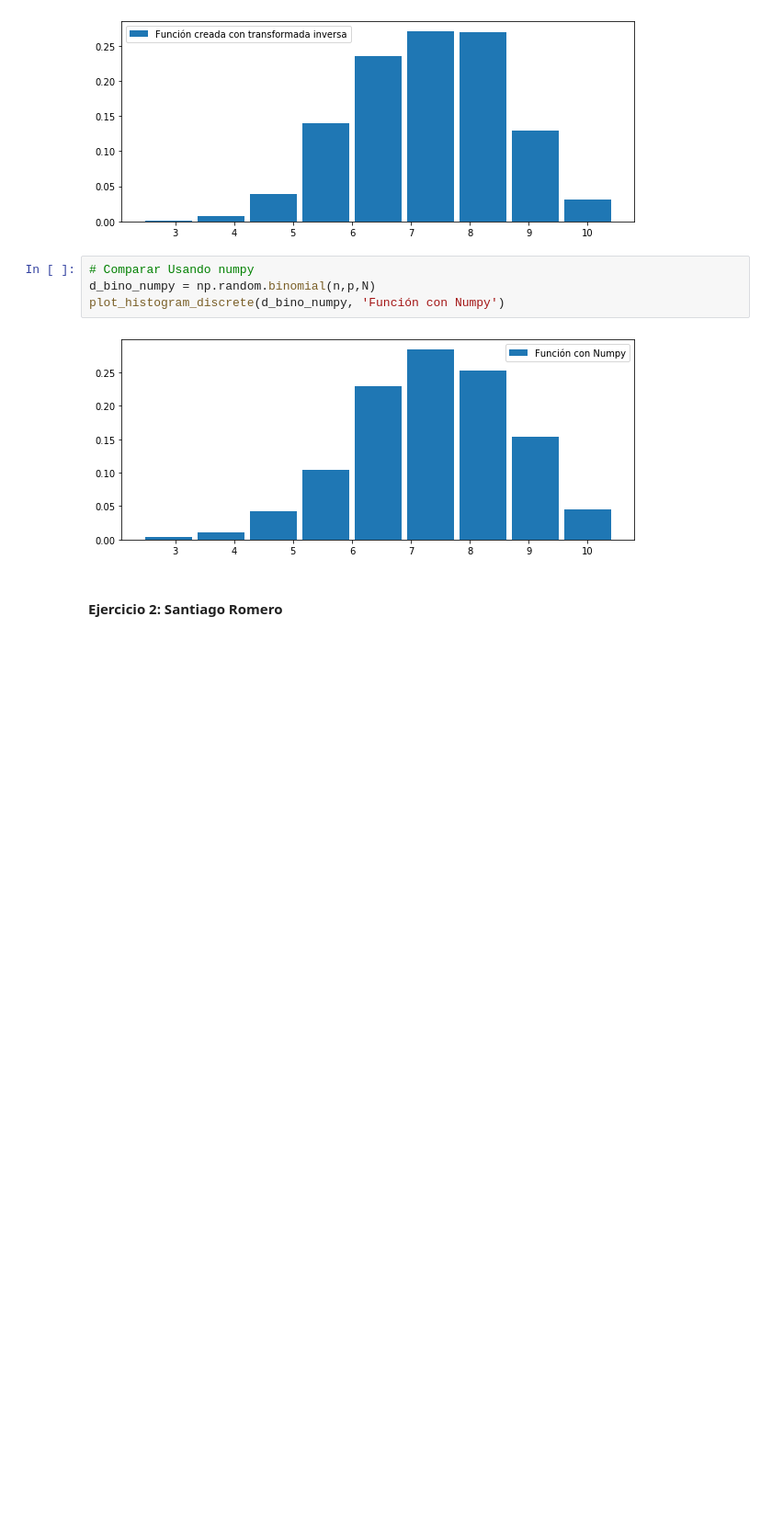
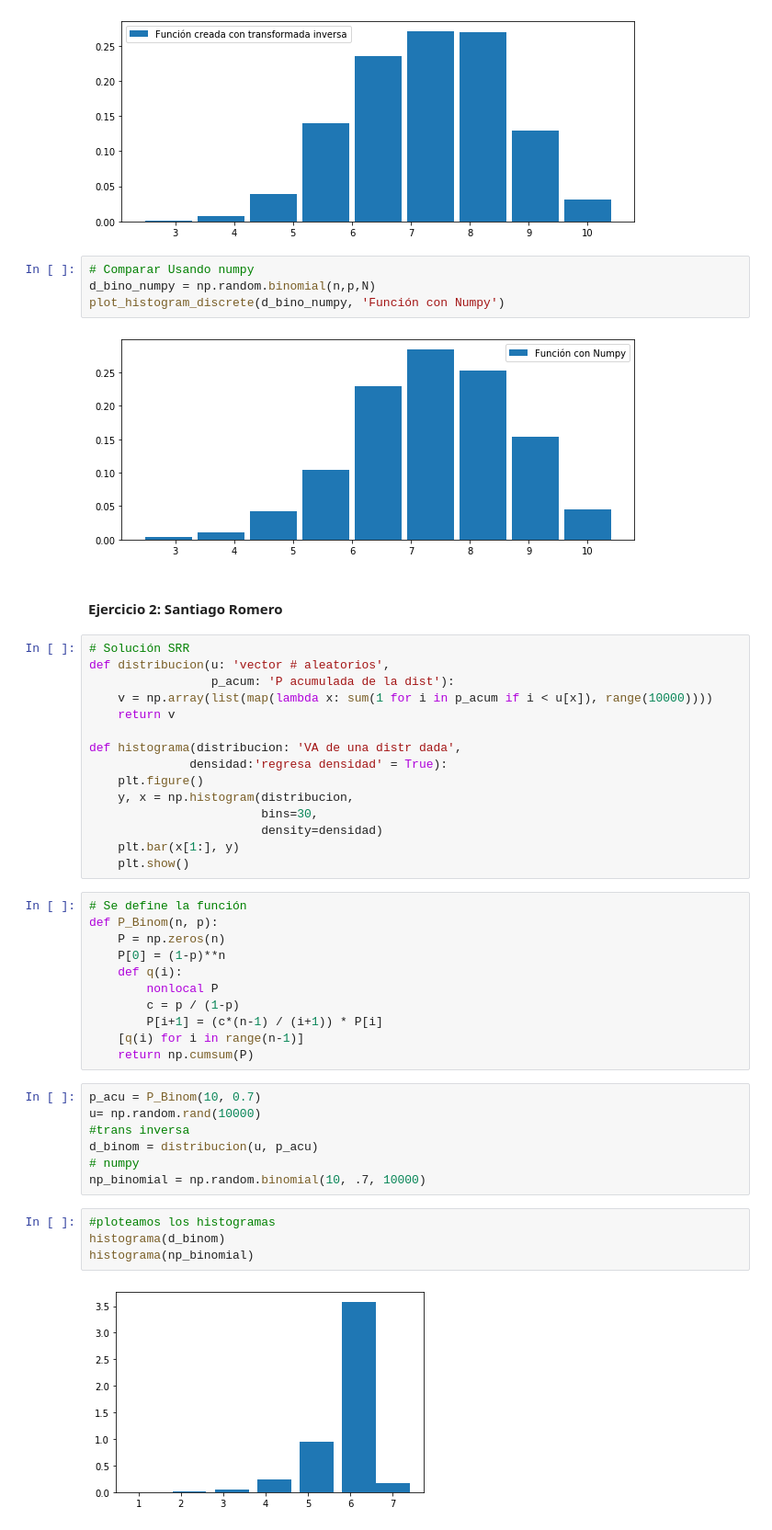
Before and after one commit to SantiRiggen/Tarea5_ARodriguez_SRomero, a Jupyter notebook: Tarea5_ARodriguez_SRomero.ipynb, the cells around one changed output. Shown: that part at 92% size. Drawn from its saved outputs; the diff is of its cells as text; blank space fills up the shorter version.

```diff
--- a/Tarea5_ARodriguez_SRomero.ipynb
+++ b/Tarea5_ARodriguez_SRomero.ipynb
@@ -142,3 +161,42 @@ plot_histogram_discrete(d_bino_numpy, 'Función con Numpy')
 [figure]
 # %% [markdown]
 #### Ejercicio 2: Santiago Romero
+# %%
+# Solución SRR
+def distribucion(u: 'vector # aleatorios',
+                 p_acum: 'P acumulada de la dist'):
+    v = np.array(list(map(lambda x: sum(1 for i in p_acum if i < u[x]), range(10000))))
+    return v
+
+def histograma(distribucion: 'VA de una distr dada',
+              densidad:'regresa densidad' = True):
+    plt.figure()
+    y, x = np.histogram(distribucion,
+                        bins=30,
+                        density=densidad)
+    plt.bar(x[1:], y)
+    plt.show()
+# %%
+# Se define la función
+def P_Binom(n, p):
+    P = np.zeros(n)
+    P[0] = (1-p)**n
+    def q(i):
+        nonlocal P
+        c = p / (1-p)
+        P[i+1] = (c*(n-1) / (i+1)) * P[i]
+    [q(i) for i in range(n-1)]
+    return np.cumsum(P)
+# %%
+p_acu = P_Binom(10, 0.7)
+u= np.random.rand(10000)
+#trans inversa
+d_binom = distribucion(u, p_acu)
+# numpy
+np_binomial = np.random.binomial(10, .7, 10000)
+# %%
+#ploteamos los histogramas
+histograma(d_binom)
+histograma(np_binomial)
+# %% [output]
+[figure, added]
```
Also changed, not shown: parts of 4 cells of this notebook.
